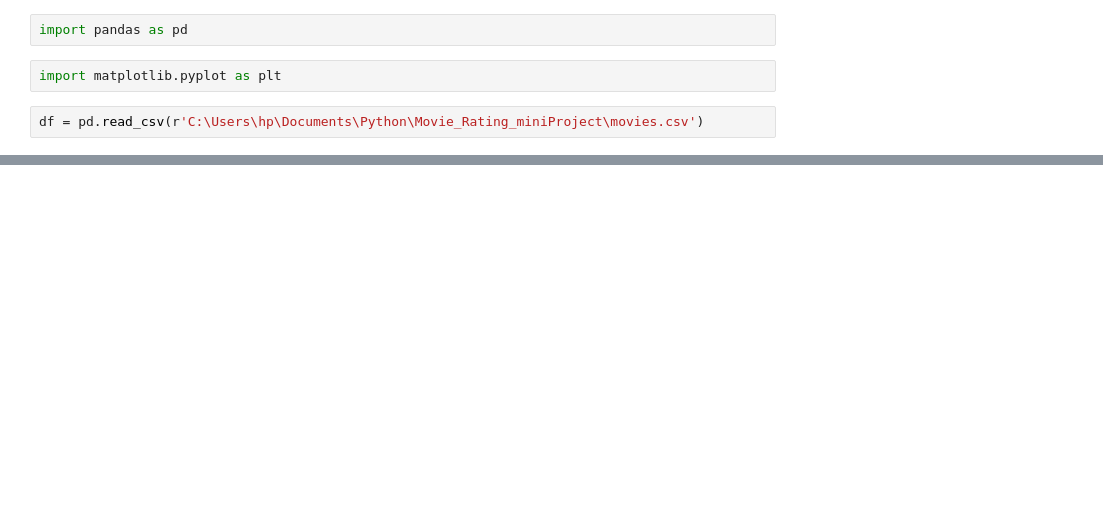
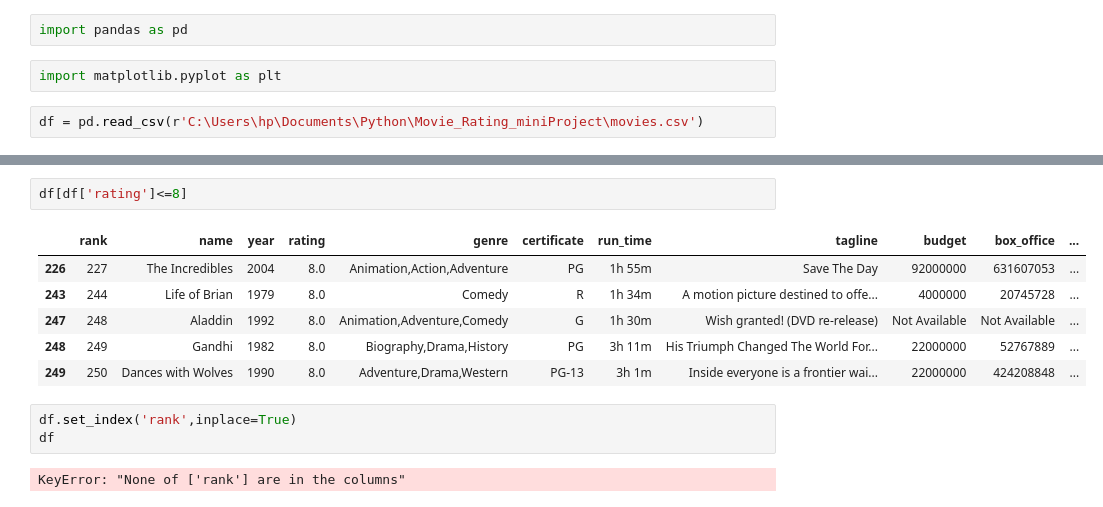
Before and after one commit to muskansonker/python-repository, a Jupyter notebook: Movie_Rating_miniProject/movie.ipynb, the cells around one changed output, grey strips where cells are left out. Cells and saved outputs as stored; diff of their text form; blank space fills up the shorter version.

```diff
--- a/Movie_Rating_miniProject/movie.ipynb
+++ b/Movie_Rating_miniProject/movie.ipynb
@@ -31,0 +99,14 @@ NameError: name 'm' is not defined
+# %%
+df[df['rating']<=8]
+# %% [output]
+|  | rank | name | year | rating | genre | certificate | run_time | tagline | budget | box_office | ... |
+| 226 | 227 | The Incredibles | 2004 | 8.0 | Animation,Action,Adventure | PG | 1h 55m | Save The Day | 92000000 | 631607053 | ... |
+| 243 | 244 | Life of Brian | 1979 | 8.0 | Comedy | R | 1h 34m | A motion picture destined to offe... | 4000000 | 20745728 | ... |
+| 247 | 248 | Aladdin | 1992 | 8.0 | Animation,Adventure,Comedy | G | 1h 30m | Wish granted! (DVD re-release) | Not Available | Not Available | ... |
+| 248 | 249 | Gandhi | 1982 | 8.0 | Biography,Drama,History | PG | 3h 11m | His Triumph Changed The World For... | 22000000 | 52767889 | ... |
+| 249 | 250 | Dances with Wolves | 1990 | 8.0 | Adventure,Drama,Western | PG-13 | 3h 1m | Inside everyone is a frontier wai... | 22000000 | 424208848 | ... |
+# %%
+df.set_index('rank',inplace=True)
+df
+# %% [output]
+KeyError: "None of ['rank'] are in the columns"
```
Also changed, not shown: parts of 13 cells of this notebook, 7 other files.
